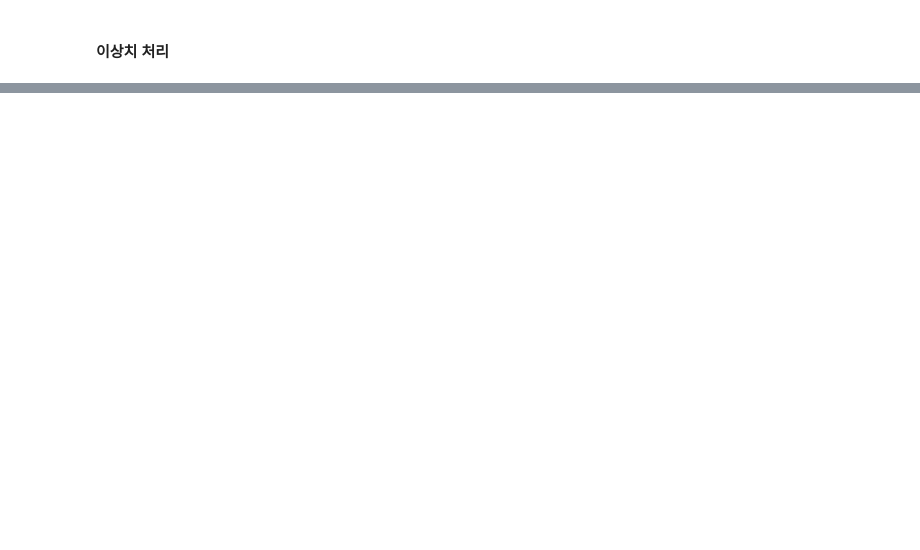
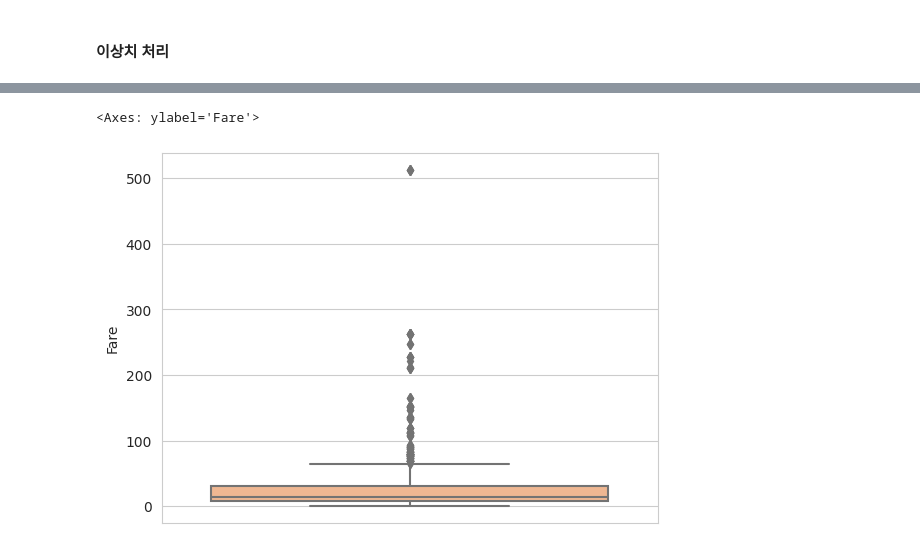
Before and after one commit to MKBD0102/Study, a Jupyter notebook: TitanicPractice_M.ipynb, the cells around one changed output, grey strips where cells are left out. Drawn from its saved outputs; the diff is of its cells as text; code cells hidden in the pictures; blank space fills up the shorter version.

```diff
--- a/TitanicPractice_M.ipynb
+++ b/TitanicPractice_M.ipynb
@@ -383,0 +406,6 @@ train_df['Embarked'] = train_df['Embarked'].apply(lambda x: 0 if x == 'C' else (
+# %%
+# Fare 이상치 확인
+sns.boxplot(y=n_train_df['Fare'],color=colors[1])
+# %% [output]
+<Axes: ylabel='Fare'>
+[figure, added]
```
Also changed, not shown: parts of 14 cells of this notebook.
